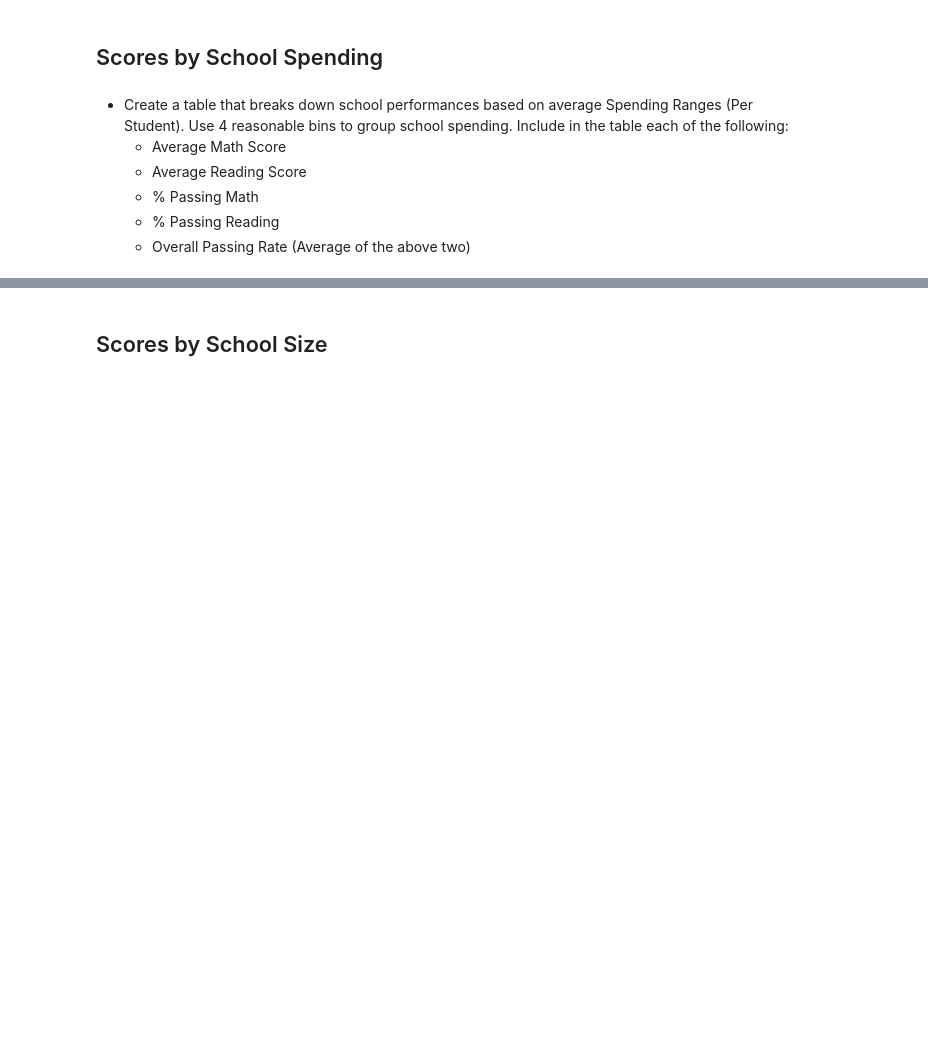
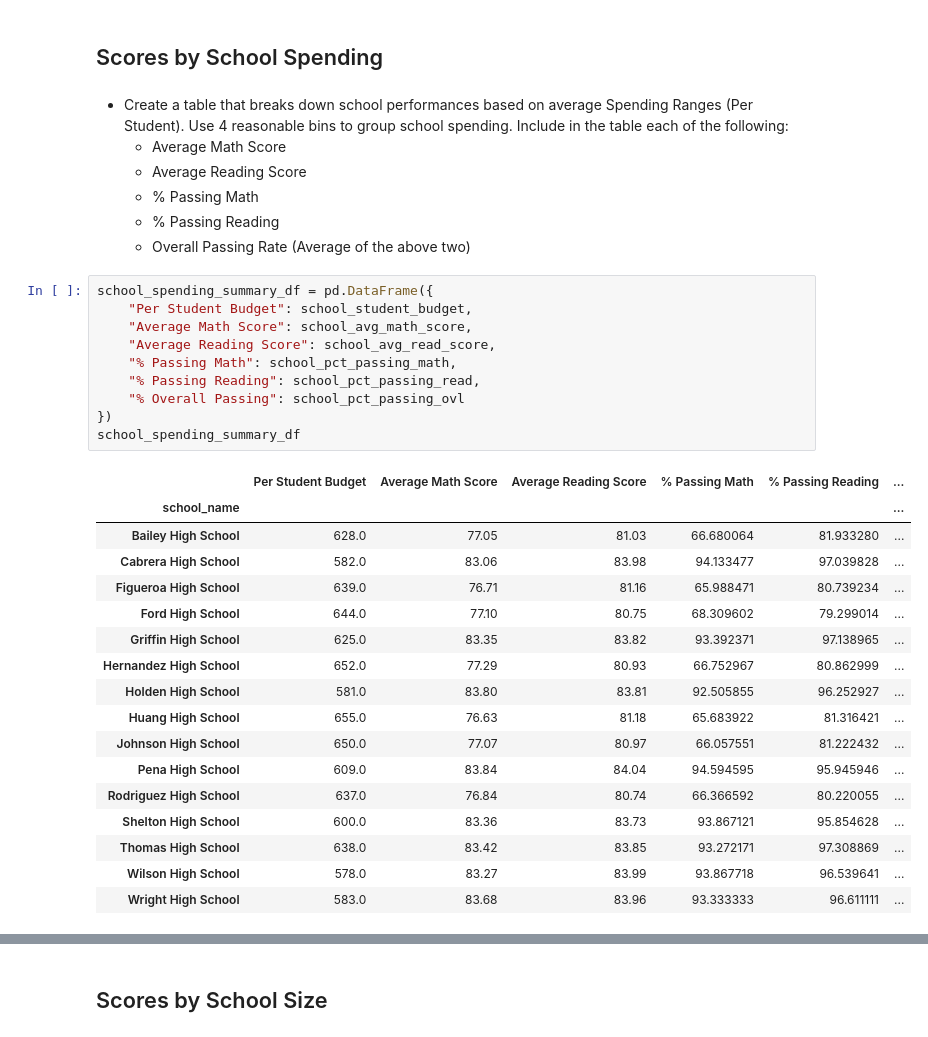
Before and after one commit to nicky-plat/Pandas-challenge, a Jupyter notebook: PyCitySchools_starter_Nick2.ipynb, the cells around one changed output, grey strips where cells are left out. Cells and saved outputs as stored; diff of their text form; blank space fills up the shorter version.

Commit message:
PyCitySchools updates through school size

```diff
--- a/PyCitySchools_starter_Nick2.ipynb
+++ b/PyCitySchools_starter_Nick2.ipynb
@@ -981,3 +993,31 @@ total_reading_grades_df
   * % Passing Math
   * % Passing Reading
   * Overall Passing Rate (Average of the above two)
+# %%
+school_spending_summary_df = pd.DataFrame({
+    "Per Student Budget": school_student_budget,
+    "Average Math Score": school_avg_math_score,
+    "Average Reading Score": school_avg_read_score,
+    "% Passing Math": school_pct_passing_math,
+    "% Passing Reading": school_pct_passing_read,
+    "% Overall Passing": school_pct_passing_ovl
+})
+school_spending_summary_df
+# %% [output]
+|  | Per Student Budget | Average Math Score | Average Reading Score | % Passing Math | % Passing Reading | ... |
+| school_name |  |  |  |  |  | ... |
+| Bailey High School | 628.0 | 77.05 | 81.03 | 66.680064 | 81.933280 | ... |
+| Cabrera High School | 582.0 | 83.06 | 83.98 | 94.133477 | 97.039828 | ... |
+| Figueroa High School | 639.0 | 76.71 | 81.16 | 65.988471 | 80.739234 | ... |
+| Ford High School | 644.0 | 77.10 | 80.75 | 68.309602 | 79.299014 | ... |
+| Griffin High School | 625.0 | 83.35 | 83.82 | 93.392371 | 97.138965 | ... |
+| Hernandez High School | 652.0 | 77.29 | 80.93 | 66.752967 | 80.862999 | ... |
+| Holden High School | 581.0 | 83.80 | 83.81 | 92.505855 | 96.252927 | ... |
+| Huang High School | 655.0 | 76.63 | 81.18 | 65.683922 | 81.316421 | ... |
+| Johnson High School | 650.0 | 77.07 | 80.97 | 66.057551 | 81.222432 | ... |
+| Pena High School | 609.0 | 83.84 | 84.04 | 94.594595 | 95.945946 | ... |
+| Rodriguez High School | 637.0 | 76.84 | 80.74 | 66.366592 | 80.220055 | ... |
+| Shelton High School | 600.0 | 83.36 | 83.73 | 93.867121 | 95.854628 | ... |
+| Thomas High School | 638.0 | 83.42 | 83.85 | 93.272171 | 97.308869 | ... |
+| Wilson High School | 578.0 | 83.27 | 83.99 | 93.867718 | 96.539641 | ... |
+| Wright High School | 583.0 | 83.68 | 83.96 | 93.333333 | 96.611111 | ... |
```
Also changed, not shown: parts of 14 cells of this notebook.
